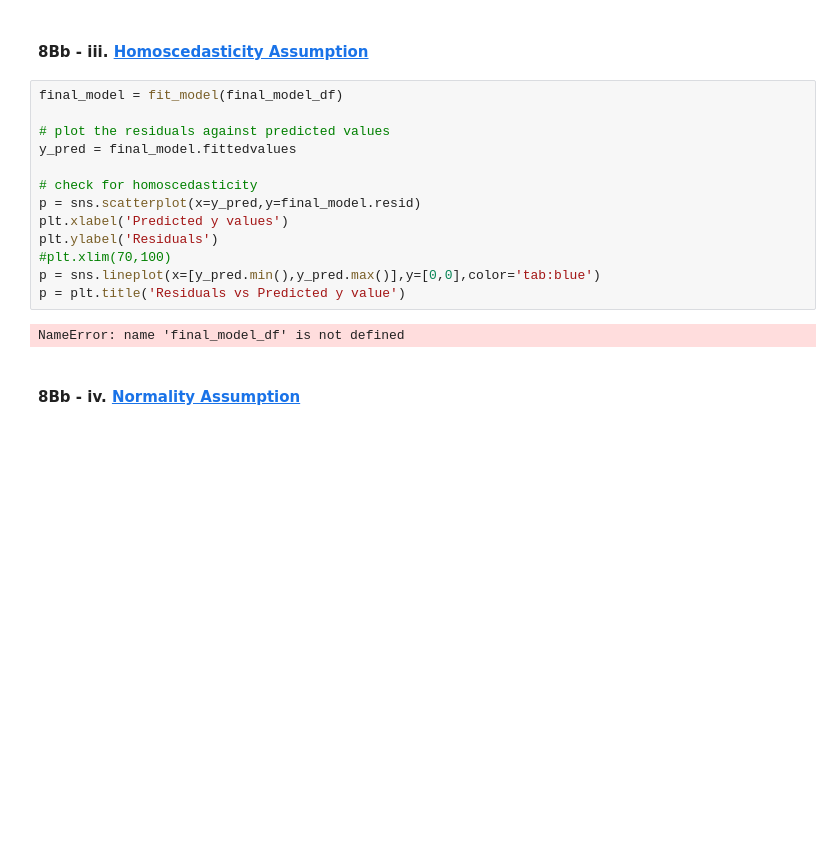
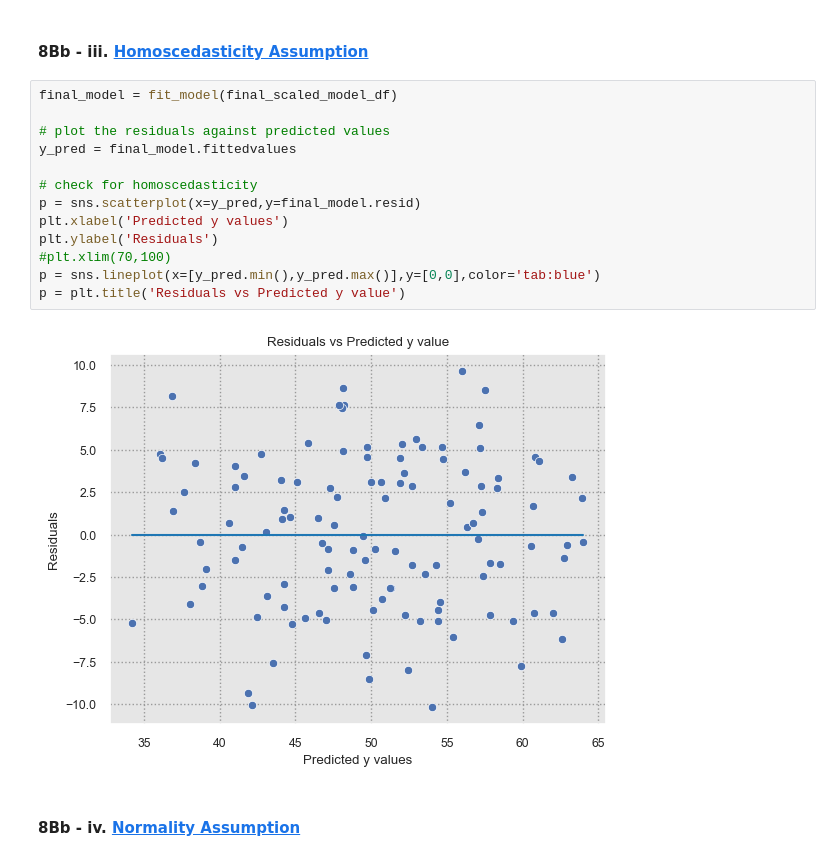
Before and after one commit to AgathaZareth/Capstone_Project, a Jupyter notebook: notebooks/Modeling.ipynb, the cells around one changed output. Saved outputs shown, nothing was run; the diff lists cells and outputs as text; blank space fills up the shorter version.

```diff
--- a/notebooks/Modeling.ipynb
+++ b/notebooks/Modeling.ipynb
@@ -1942,20 +1942,20 @@ for index, col in enumerate(plots.columns):
 <a id='Homoscedasticity_Assumption'></a>
 #### 8Bb - iii. [Homoscedasticity Assumption](#Table_of_Contents)
 # %%
-final_model = fit_model(final_model_df)
+final_model = fit_model(final_scaled_model_df)
 
 # plot the residuals against predicted values
 y_pred = final_model.fittedvalues
 
 # check for homoscedasticity
 p = sns.scatterplot(x=y_pred,y=final_model.resid)
 plt.xlabel('Predicted y values')
 plt.ylabel('Residuals')
 #plt.xlim(70,100)
 p = sns.lineplot(x=[y_pred.min(),y_pred.max()],y=[0,0],color='tab:blue')
 p = plt.title('Residuals vs Predicted y value')
 # %% [output]
-NameError: name 'final_model_df' is not defined
+[figure, added]
 # %% [markdown]
 <a id='Normality_Assumption'></a>
 #### 8Bb - iv. [Normality Assumption](#Table_of_Contents)
```
Also changed, not shown: parts of 74 cells of this notebook.
